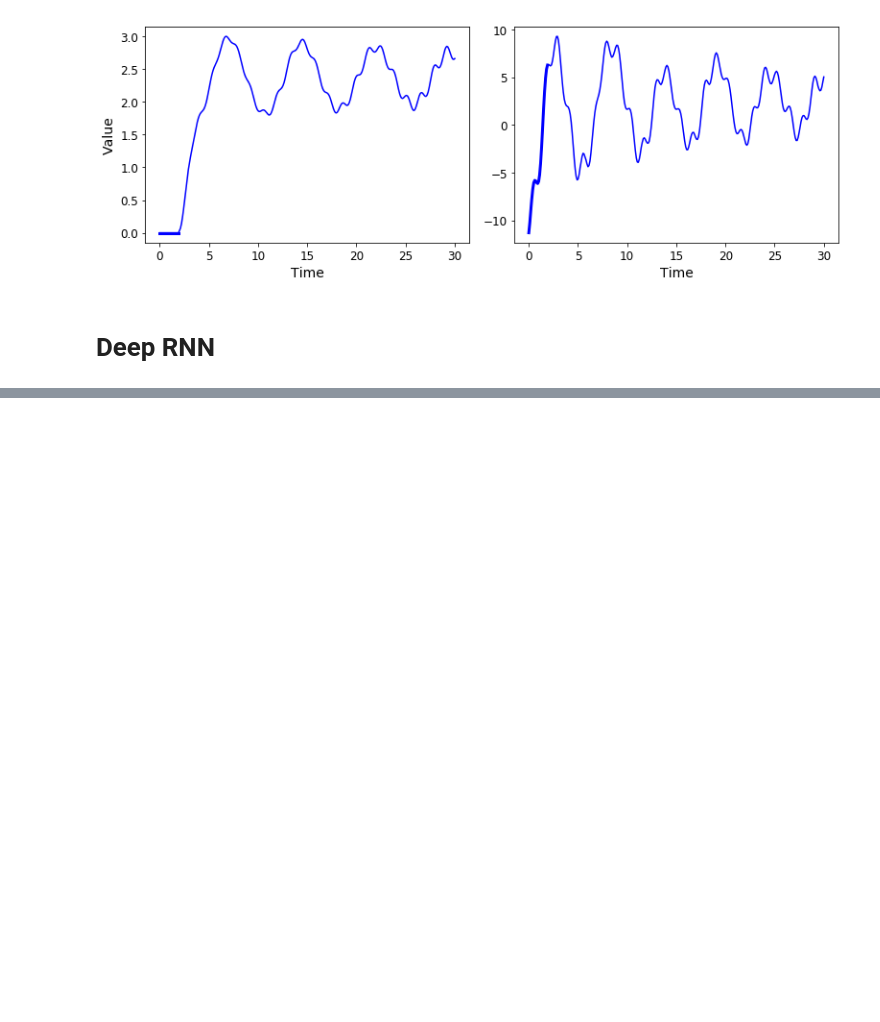
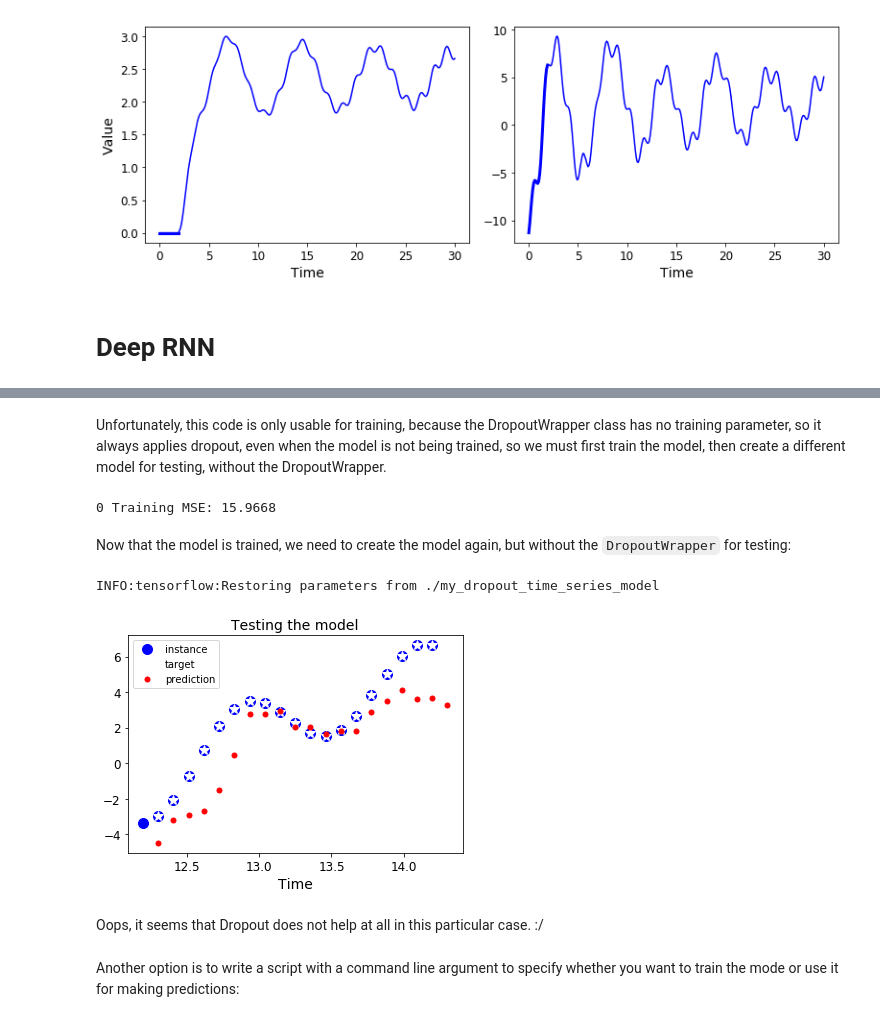
Before and after one commit to soma11soma11/machine_learning_practice, a Jupyter notebook: 14_recurrent_neural_networks.ipynb, the cells around one changed output, grey strips where cells are left out. Cells and saved outputs as stored; diff of their text form; code cells hidden in the pictures; blank space fills up the shorter version.

```diff
--- a/14_recurrent_neural_networks.ipynb
+++ b/14_recurrent_neural_networks.ipynb
@@ -722,0 +854,70 @@ Saving figure creative_sequence_plot
+# %% [markdown]
+Unfortunately, this code is only usable for training, because the DropoutWrapper class has no training parameter, so it always applies dropout, even when the model is not being trained, so we must first train the model, then create a different model for testing, without the DropoutWrapper.
+# %%
+n_iterations = 100
+batch_size = 50
+
+with tf.Session() as sess:
+    init.run()
+    for iteration in range(n_iterations):
+        X_batch, y_batch = next_batch(batch_size, n_steps)
+        _, mse = sess.run([training_op, loss], feed_dict={X: X_batch, y: y_batch})
+        if iteration % 100 == 0:
+            print(iteration, "Training MSE:", mse)
+
+    saver.save(sess, "./my_dropout_time_series_model")
+# %% [output]
+0 Training MSE: 15.9668
+# %% [markdown]
+Now that the model is trained, we need to create the model again, but without the `DropoutWrapper` for testing:
+# %%
+reset_graph()
+
+n_inputs = 1
+n_neurons = 100
+n_layers = 3
+n_steps = 20
+n_outputs = 1
+
+X = tf.placeholder(tf.float32, [None, n_steps, n_inputs])
+y = tf.placeholder(tf.float32, [None, n_steps, n_outputs])
+
+keep_prob = 0.5
+
+cells = [tf.contrib.rnn.BasicRNNCell(num_units=n_neurons)
+         for layer in range(n_layers)]
+multi_layer_cell = tf.contrib.rnn.MultiRNNCell(cells)
+rnn_outputs, states = tf.nn.dynamic_rnn(multi_layer_cell, X, dtype=tf.float32)
+
+learning_rate = 0.01
+
+stacked_rnn_outputs = tf.reshape(rnn_outputs, [-1, n_neurons])
+stacked_outputs = tf.layers.dense(stacked_rnn_outputs, n_outputs)
+outputs = tf.reshape(stacked_outputs, [-1, n_steps, n_outputs])
+
+loss = tf.reduce_mean(tf.square(outputs - y))
+
+init = tf.global_variables_initializer()
+saver = tf.train.Saver()
+# %%
+with tf.Session() as sess:
+    saver.restore(sess, "./my_dropout_time_series_model")
+
+    X_new = time_series(np.array(t_instance[:-1].reshape(-1, n_steps, n_inputs)))
+    y_pred = sess.run(outputs, feed_dict={X: X_new})
+
+plt.title("Testing the model", fontsize=14)
+plt.plot(t_instance[:-1], time_series(t_instance[:-1]), "bo", markersize=10, label="instance")
+plt.plot(t_instance[1:], time_series(t_instance[1:]), "w*", markersize=10, label="target")
+plt.plot(t_instance[1:], y_pred[0,:,0], "r.", markersize=10, label="prediction")
+plt.legend(loc="upper left")
+plt.xlabel("Time")
+
+plt.show()
+# %% [output]
+INFO:tensorflow:Restoring parameters from ./my_dropout_time_series_model
+[figure, added]
+# %% [markdown]
+Oops, it seems that Dropout does not help at all in this particular case. :/
+# %% [markdown]
+Another option is to write a script with a command line argument to specify whether you want to train the mode or use it for making predictions:
```
Also changed, not shown: parts of 55 cells of this notebook, 5 other files.
